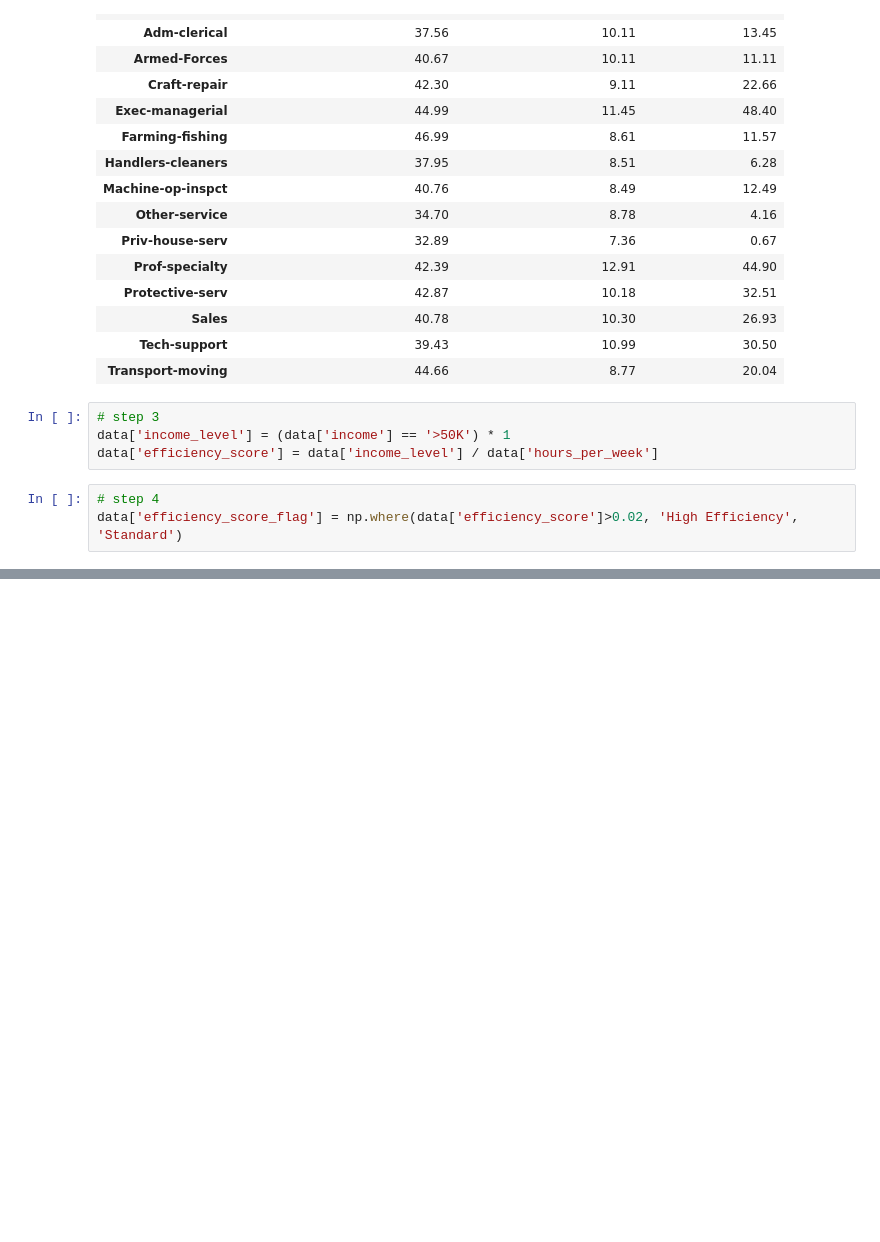
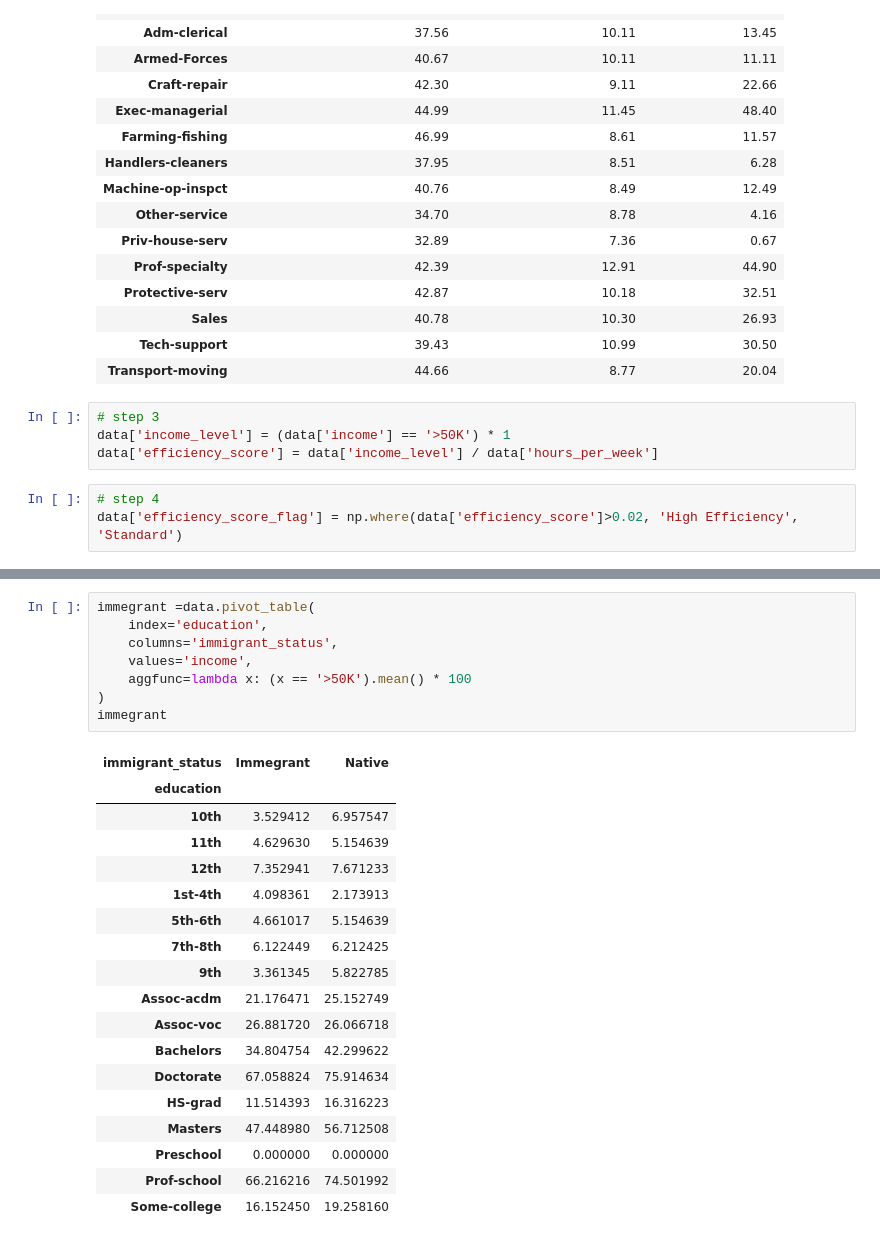
Before and after one commit to r-tavakoli/ai-ml-exercises, a Jupyter notebook: pandas/007_adult.ipynb, the cells around one changed output, grey strips where cells are left out. Saved outputs shown, nothing was run; the diff lists cells and outputs as text; blank space fills up the shorter version.

```diff
--- a/pandas/007_adult.ipynb
+++ b/pandas/007_adult.ipynb
@@ -365,0 +435,27 @@ Step 4: Find the **top 5 education levels** where **immigrants outperform native
+# %%
+immegrant =data.pivot_table(
+    index='education',
+    columns='immigrant_status',
+    values='income',
+    aggfunc=lambda x: (x == '>50K').mean() * 100
+)
+immegrant
+# %% [output]
+| immigrant_status | Immegrant | Native |
+| education |  |  |
+| 10th | 3.529412 | 6.957547 |
+| 11th | 4.629630 | 5.154639 |
+| 12th | 7.352941 | 7.671233 |
+| 1st-4th | 4.098361 | 2.173913 |
+| 5th-6th | 4.661017 | 5.154639 |
+| 7th-8th | 6.122449 | 6.212425 |
+| 9th | 3.361345 | 5.822785 |
+| Assoc-acdm | 21.176471 | 25.152749 |
+| Assoc-voc | 26.881720 | 26.066718 |
+| Bachelors | 34.804754 | 42.299622 |
+| Doctorate | 67.058824 | 75.914634 |
+| HS-grad | 11.514393 | 16.316223 |
+| Masters | 47.448980 | 56.712508 |
+| Preschool | 0.000000 | 0.000000 |
+| Prof-school | 66.216216 | 74.501992 |
+| Some-college | 16.152450 | 19.258160 |
```
Also changed, not shown: parts of 9 cells of this notebook.
